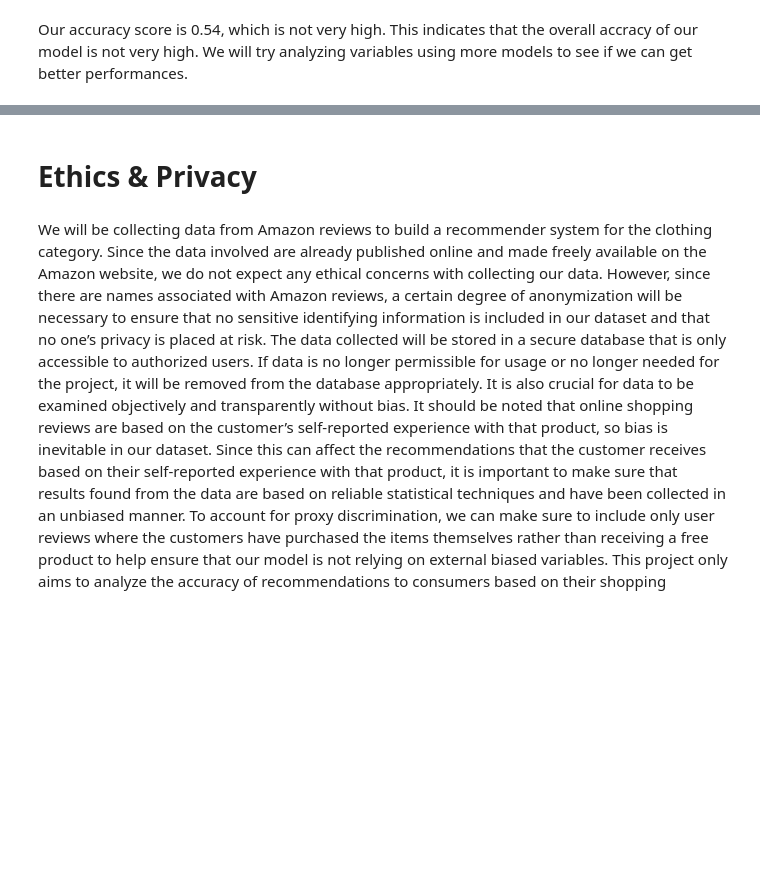
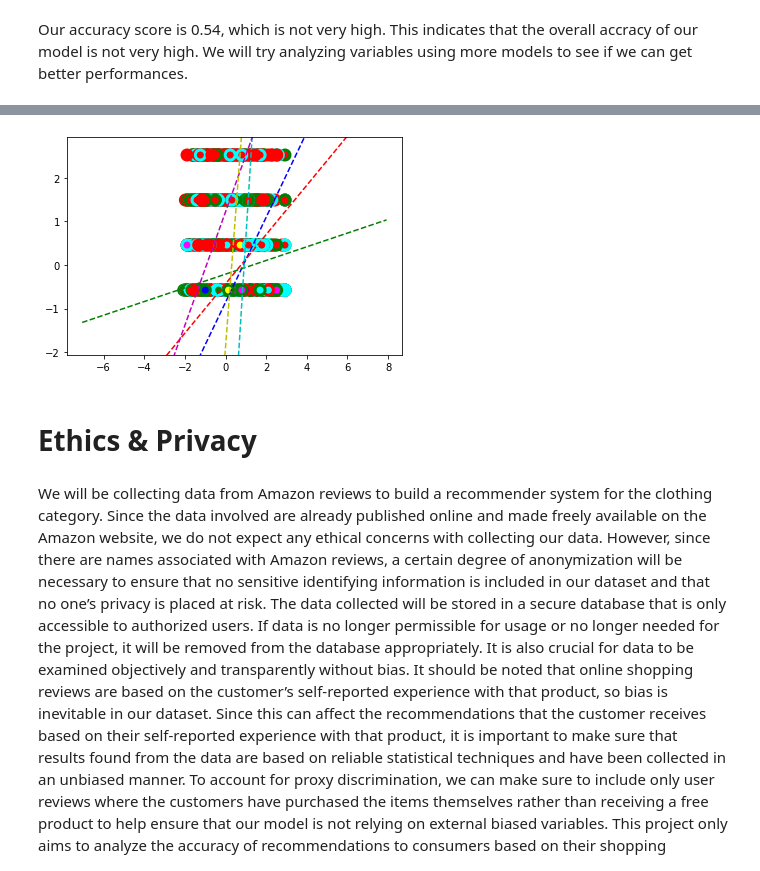
Before and after one commit to mf02511/AmazonReview-Classification, a Jupyter notebook: CheckpointGroup027-Wi23.ipynb, the cells around one changed output, grey strips where cells are left out. Saved outputs shown, nothing was run; the diff lists cells and outputs as text; code cells hidden in the pictures; blank space fills up the shorter version.

```diff
--- a/CheckpointGroup027-Wi23.ipynb
+++ b/CheckpointGroup027-Wi23.ipynb
@@ -476,3 +546,37 @@ Our accuracy score is 0.54, which is not very high. This indicates that the over
+# %%
+def plot_hyperplane(clf, min_x, max_x, linestyle):
+    w = clf.coef_[0]
+    a = -w[0] / w[1]
+    xx = np.linspace(min_x - 5, max_x + 5)
+    yy = a * xx - (clf.intercept_[0]) / w[1]
+    plt.plot(xx, yy, linestyle)
+
+_X_reduced = pipe[:-1].fit(X_test, y_test).transform(X_test)
+
+plot_hyperplane(onevrest_classifier.estimators_[0][-1], _X_reduced[:,0].min(), _X_reduced[:,0].max(), 'b--')
+plot_hyperplane(onevrest_classifier.estimators_[1][-1], _X_reduced[:,0].min(), _X_reduced[:,0].max(), 'r--')
+plot_hyperplane(onevrest_classifier.estimators_[2][-1], _X_reduced[:,0].min(), _X_reduced[:,0].max(), 'g--')
+plot_hyperplane(onevrest_classifier.estimators_[3][-1], _X_reduced[:,0].min(), _X_reduced[:,0].max(), 'c--')
+plot_hyperplane(onevrest_classifier.estimators_[4][-1], _X_reduced[:,0].min(), _X_reduced[:,0].max(), 'm--')
+plot_hyperplane(onevrest_classifier.estimators_[5][-1], _X_reduced[:,0].min(), _X_reduced[:,0].max(), 'y--')
+
+label_map = {
+    "Blouses": "blue",
+    "Dresses": "red",
+    "Jeans": "green",
+    "Knits": "cyan",
+    "Pants": "magenta",
+    "Sweaters": "yellow"
+}
+
+plt.scatter(_X_reduced[:,0], _X_reduced[:,1],
+            s=100,
+            c=[label_map[y] for y in y_test],
+            linewidths=3,
+            edgecolors=[label_map[y] for y in onevrest_classifier.predict(X_test)])
+plt.ylim(_X_reduced[:,0].min(), _X_reduced[:,0].max());
+# %% [output]
+[figure, added]
 # %% [markdown]
 # Ethics & Privacy
 # %% [markdown]
```
Also changed, not shown: parts of 13 cells of this notebook.
